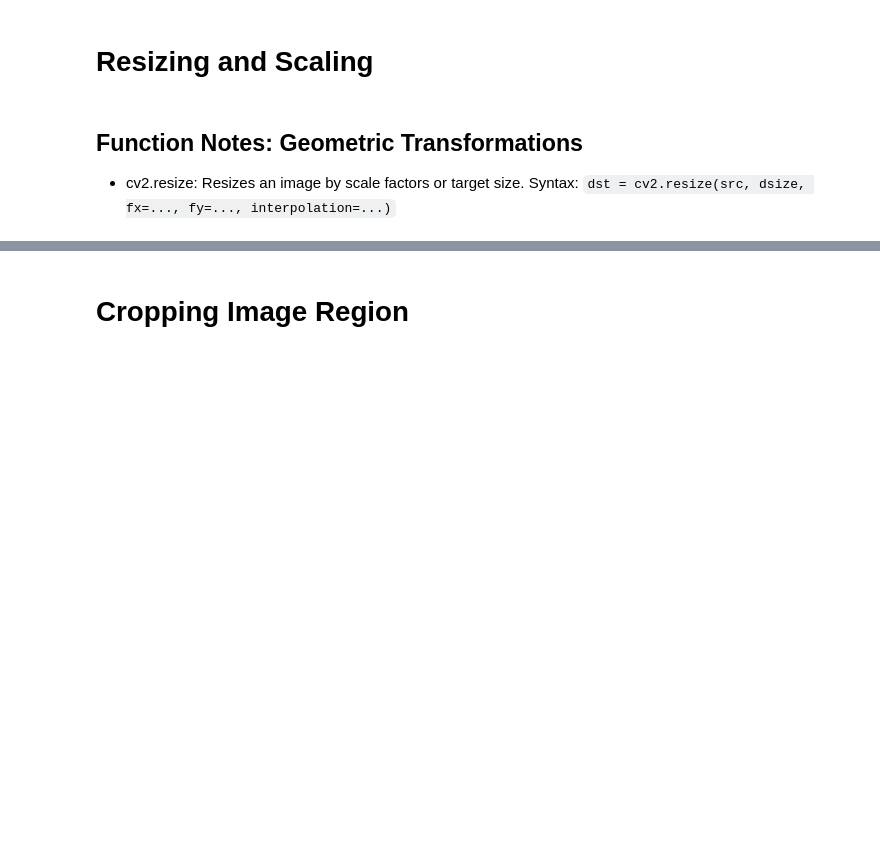
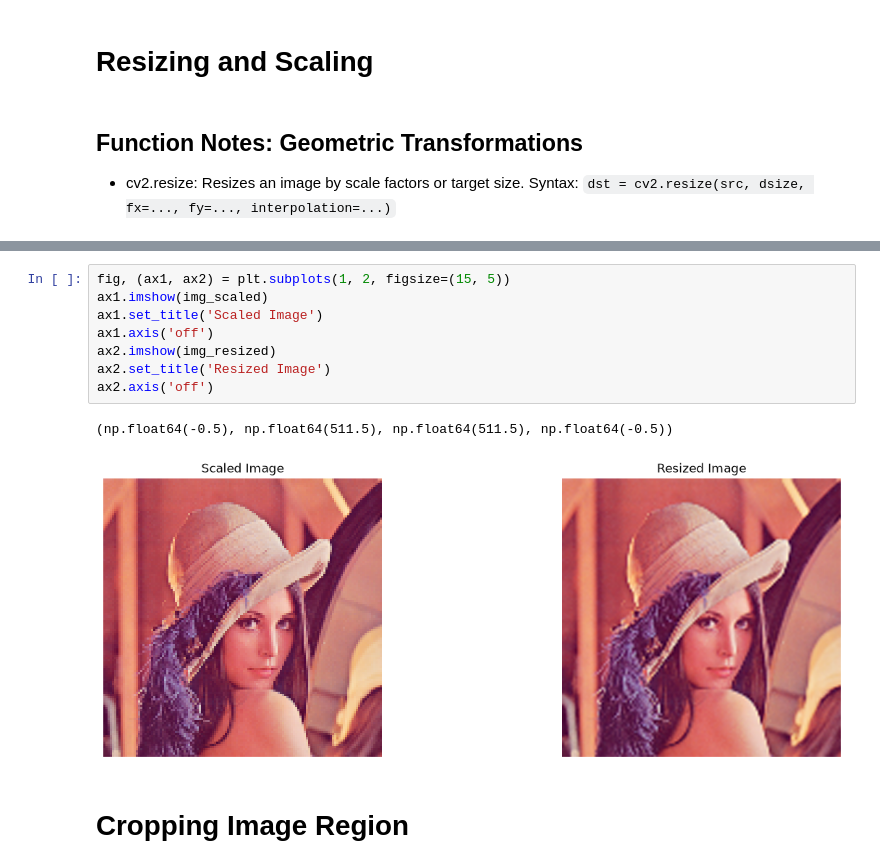
Before and after one commit to James-Jin-Sun/handheld-ocr-translator, a Jupyter notebook: image_tutorial/image_processing_blank.ipynb, the cells around one changed output, grey strips where cells are left out. Drawn from its saved outputs; the diff is of its cells as text; blank space fills up the shorter version.

```diff
--- a/image_tutorial/image_processing_blank.ipynb
+++ b/image_tutorial/image_processing_blank.ipynb
@@ -135,3 +189,14 @@ plt.show()
+# %%
+fig, (ax1, ax2) = plt.subplots(1, 2, figsize=(15, 5))
+ax1.imshow(img_scaled)
+ax1.set_title('Scaled Image')
+ax1.axis('off')
+ax2.imshow(img_resized)
+ax2.set_title('Resized Image')
+ax2.axis('off')
+# %% [output]
+(np.float64(-0.5), np.float64(511.5), np.float64(511.5), np.float64(-0.5))
+[figure, added]
 # %% [markdown]
 # Cropping Image Region
 # %% [markdown]
```
Also changed, not shown: parts of 8 cells of this notebook, 3 other files.
